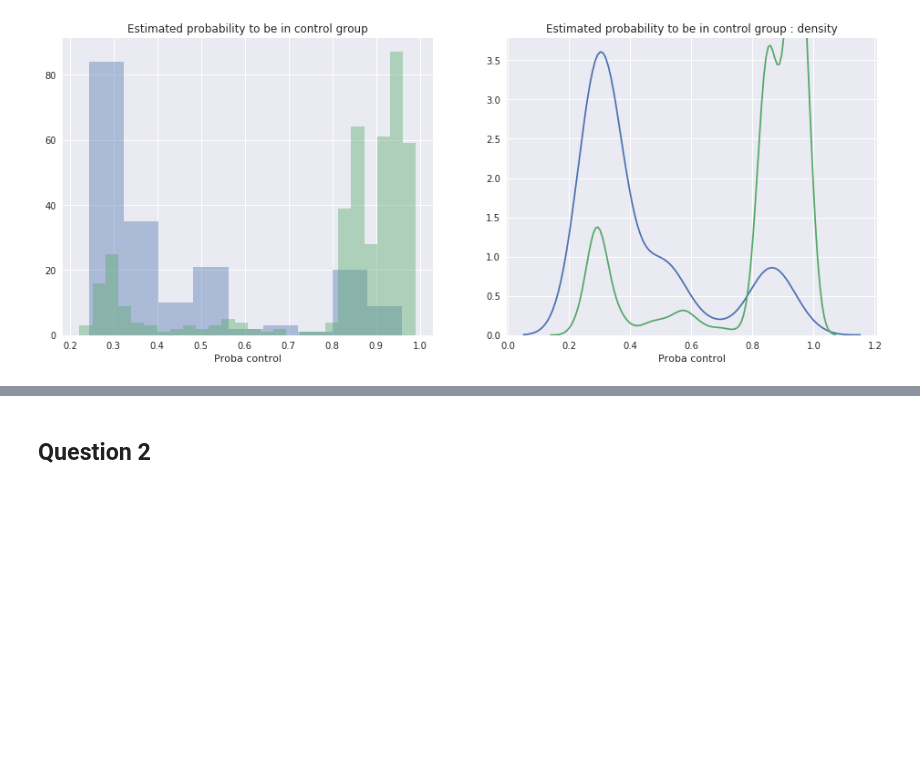
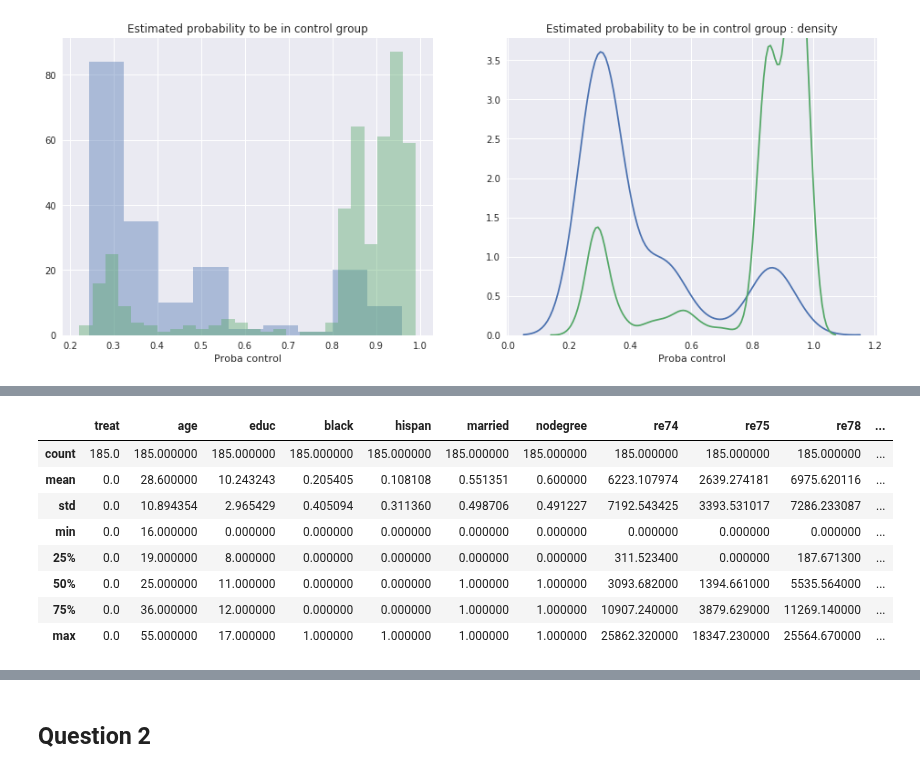
Before and after one commit to ImLemni/ada-epfl, a Jupyter notebook: 04-Applied_ML/Homework_4.ipynb, the cells around one changed output, grey strips where cells are left out. Cells and saved outputs as stored; diff of their text form; code cells hidden in the pictures; blank space fills up the shorter version.

```diff
--- a/04-Applied_ML/Homework_4.ipynb
+++ b/04-Applied_ML/Homework_4.ipynb
@@ -485,0 +542,12 @@ plot2.set_title("Estimated probability to be in control group : density")
+# %%
+df_new_control.describe()
+# %% [output]
+|  | treat | age | educ | black | hispan | married | nodegree | re74 | re75 | re78 | ... |
+| count | 185.0 | 185.000000 | 185.000000 | 185.000000 | 185.000000 | 185.000000 | 185.000000 | 185.000000 | 185.000000 | 185.000000 | ... |
+| mean | 0.0 | 28.600000 | 10.243243 | 0.205405 | 0.108108 | 0.551351 | 0.600000 | 6223.107974 | 2639.274181 | 6975.620116 | ... |
+| std | 0.0 | 10.894354 | 2.965429 | 0.405094 | 0.311360 | 0.498706 | 0.491227 | 7192.543425 | 3393.531017 | 7286.233087 | ... |
+| min | 0.0 | 16.000000 | 0.000000 | 0.000000 | 0.000000 | 0.000000 | 0.000000 | 0.000000 | 0.000000 | 0.000000 | ... |
+| 25% | 0.0 | 19.000000 | 8.000000 | 0.000000 | 0.000000 | 0.000000 | 0.000000 | 311.523400 | 0.000000 | 187.671300 | ... |
+| 50% | 0.0 | 25.000000 | 11.000000 | 0.000000 | 0.000000 | 1.000000 | 1.000000 | 3093.682000 | 1394.661000 | 5535.564000 | ... |
+| 75% | 0.0 | 36.000000 | 12.000000 | 0.000000 | 0.000000 | 1.000000 | 1.000000 | 10907.240000 | 3879.629000 | 11269.140000 | ... |
+| max | 0.0 | 55.000000 | 17.000000 | 1.000000 | 1.000000 | 1.000000 | 1.000000 | 25862.320000 | 18347.230000 | 25564.670000 | ... |
```
Also changed, not shown: parts of 14 cells of this notebook.
